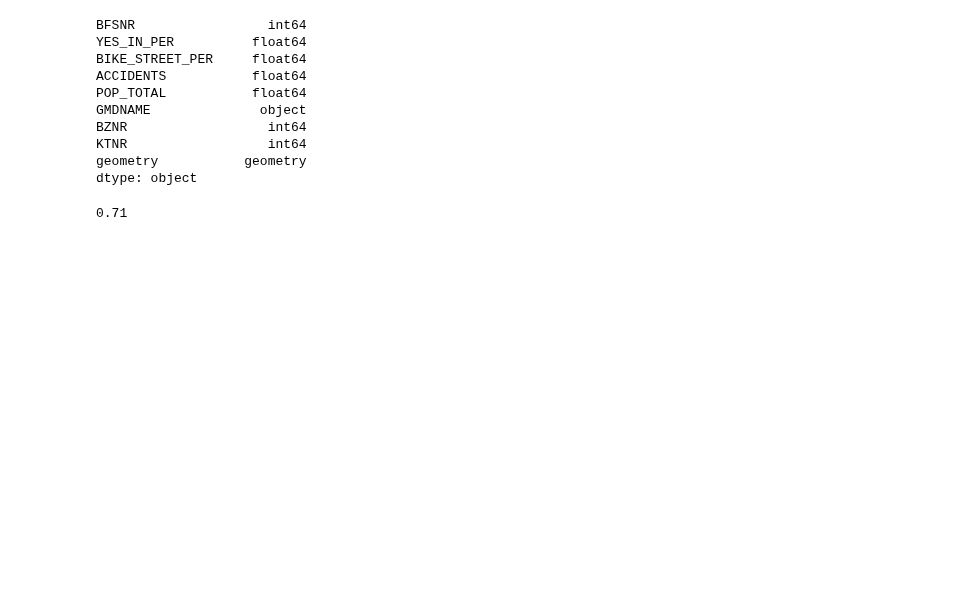
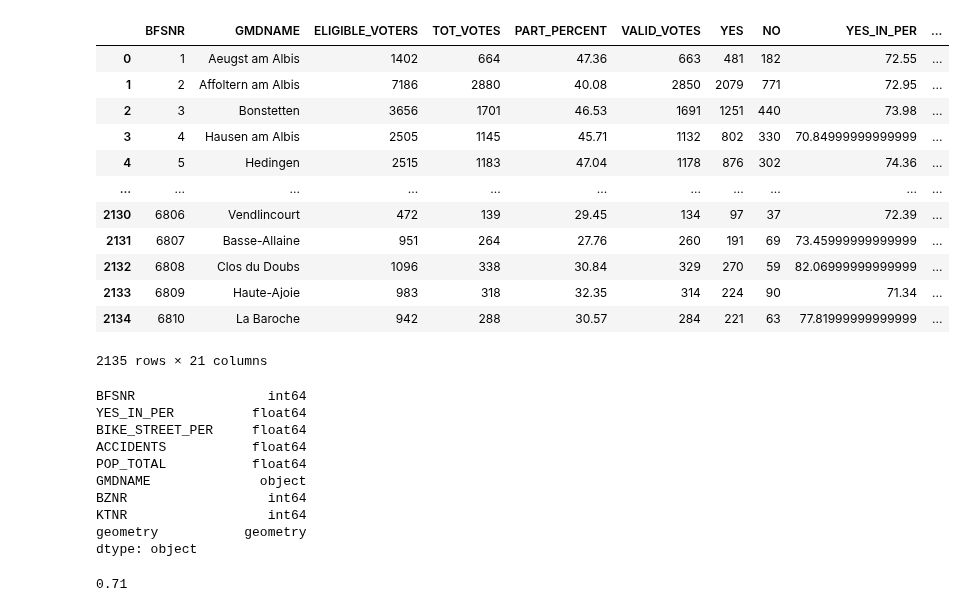
Before and after one commit to teefaxx/projekt-gis-karto, a Jupyter notebook: src/abc.ipynb, the cells around one changed output. Cells and saved outputs as stored; diff of their text form; code cells hidden in the pictures; blank space fills up the shorter version.

```diff
--- a/src/abc.ipynb
+++ b/src/abc.ipynb
@@ -6,6 +6,22 @@ import matplotlib.pyplot as plt
 pd.set_option('display.max_columns', None)
 # %%
 df_ = gpd.read_file('../export/master/master_acc_bike_pop_street.geojson')
+# %%
+df_
+# %% [output]
+|  | BFSNR | GMDNAME | ELIGIBLE_VOTERS | TOT_VOTES | PART_PERCENT | VALID_VOTES | YES | NO | YES_IN_PER | ... |
+| 0 | 1 | Aeugst am Albis | 1402 | 664 | 47.36 | 663 | 481 | 182 | 72.55 | ... |
+| 1 | 2 | Affoltern am Albis | 7186 | 2880 | 40.08 | 2850 | 2079 | 771 | 72.95 | ... |
+| 2 | 3 | Bonstetten | 3656 | 1701 | 46.53 | 1691 | 1251 | 440 | 73.98 | ... |
+| 3 | 4 | Hausen am Albis | 2505 | 1145 | 45.71 | 1132 | 802 | 330 | 70.84999999999999 | ... |
+| 4 | 5 | Hedingen | 2515 | 1183 | 47.04 | 1178 | 876 | 302 | 74.36 | ... |
+| ... | ... | ... | ... | ... | ... | ... | ... | ... | ... | ... |
+| 2130 | 6806 | Vendlincourt | 472 | 139 | 29.45 | 134 | 97 | 37 | 72.39 | ... |
+| 2131 | 6807 | Basse-Allaine | 951 | 264 | 27.76 | 260 | 191 | 69 | 73.45999999999999 | ... |
+| 2132 | 6808 | Clos du Doubs | 1096 | 338 | 30.84 | 329 | 270 | 59 | 82.06999999999999 | ... |
+| 2133 | 6809 | Haute-Ajoie | 983 | 318 | 32.35 | 314 | 224 | 90 | 71.34 | ... |
+| 2134 | 6810 | La Baroche | 942 | 288 | 30.57 | 284 | 221 | 63 | 77.81999999999999 | ... |
+2135 rows × 21 columns
 # %%
 keep_cols = ['BFSNR', 'YES_IN_PER', 'BIKE_STREET_PER', 'ACCIDENTS' ,'POP_TOTAL', 'GMDNAME', 'BZNR', 'KTNR', 'geometry']
 # %%
```
Also changed, not shown: 2 other files.
